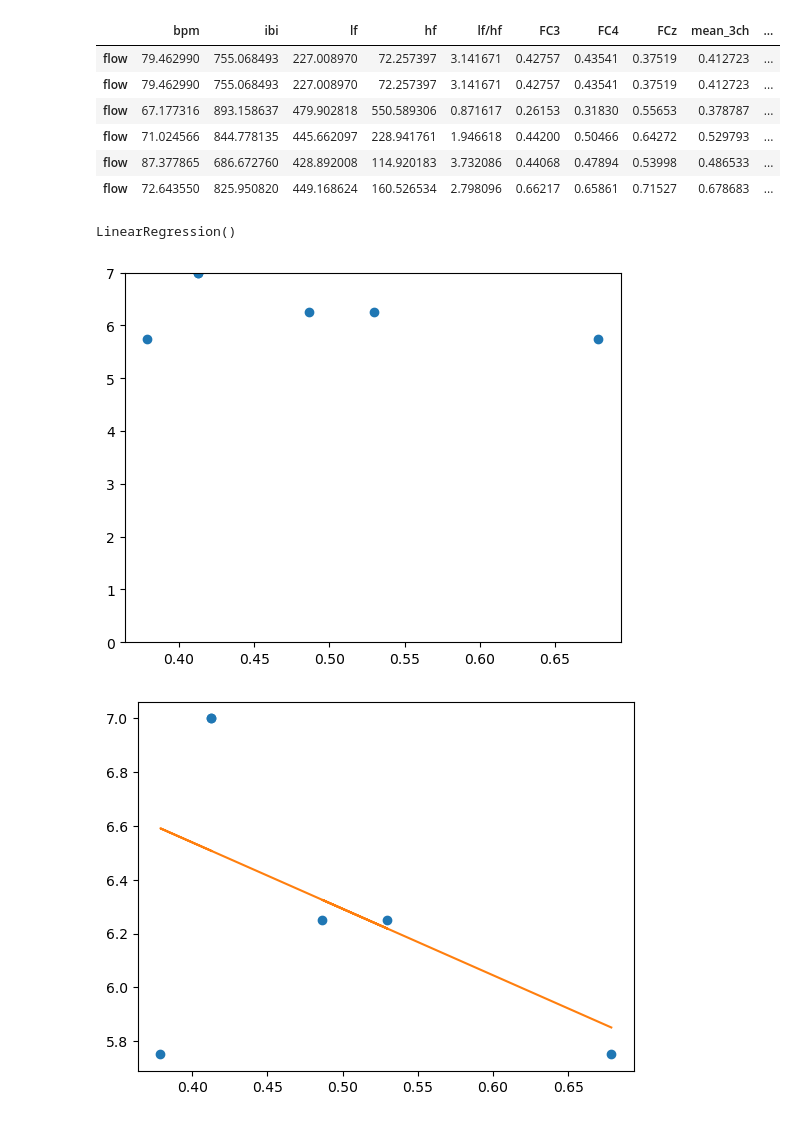
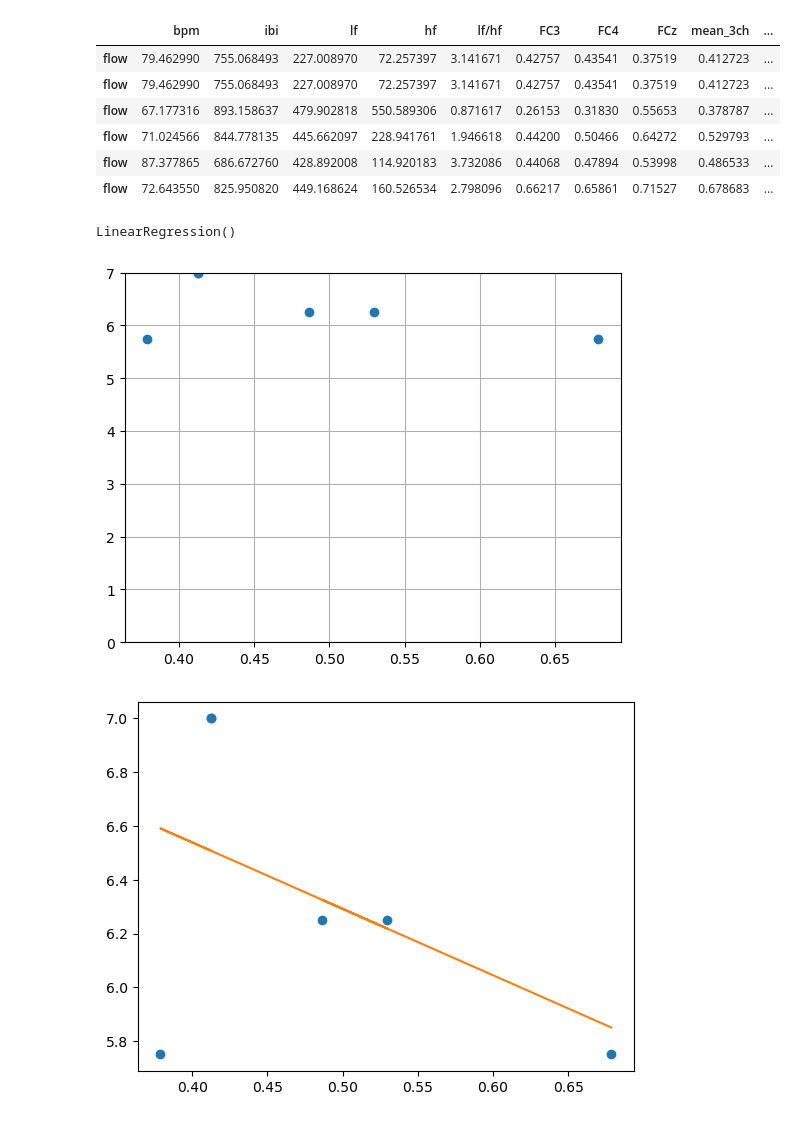
Before and after one commit to miyakooti/ECGAnalysis, a Jupyter notebook: regression_of_flow_score.ipynb, the cells around one changed output. Cells and saved outputs as stored; diff of their text form; code cells hidden in the pictures.

```diff
--- a/regression_of_flow_score.ipynb
+++ b/regression_of_flow_score.ipynb
@@ -89,16 +89,17 @@ flow_dataset
 # %%
 # x = flow_dataset[["bpm", "ibi", "lf", "hf","lf/hf","FC3","FC4","FCz","mean_3ch"]]
 x = flow_dataset[["mean_3ch"]]
 y = flow_dataset[["questionnaire_average"]]
 
 plt.scatter(x,y)
 plt.ylim(0, 7)
+plt.grid(True)
 
 lr_model = LinearRegression()
 lr_model.fit(x,y)
 # %% [output]
 LinearRegression()
-[figure, old version]
+[figure, new version]
 # %%
 plt.plot(x, y, 'o')
 plt.plot(x, lr_model.predict(x), linestyle="solid")
```
Also changed, not shown: parts of 6 cells of this notebook.
